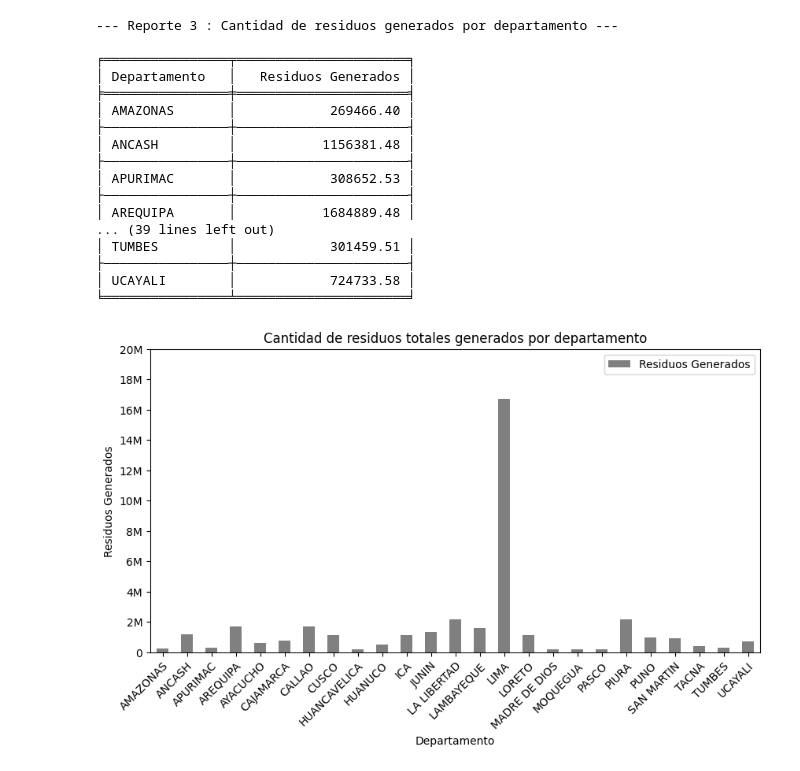
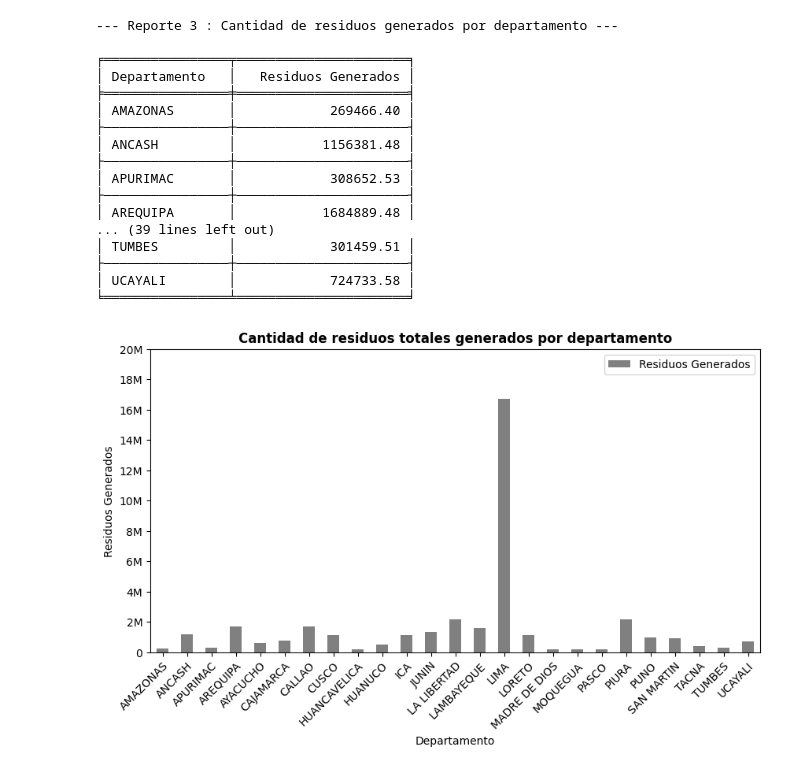
Before and after one commit to Richv83/POO-TF, a Jupyter notebook: TrabajoFinal.ipynb, the cells around one changed output. Cells and saved outputs as stored; diff of their text form; code cells hidden in the pictures.

```diff
--- a/TrabajoFinal.ipynb
+++ b/TrabajoFinal.ipynb
@@ -108,7 +108,7 @@ print(
 )
 
 reporte_3_g = reporte_3.plot(kind="bar", color="grey", figsize=(10, 5))
-reporte_3_g.set_title("Cantidad de residuos totales generados por departamento")
+reporte_3_g.set_title("Cantidad de residuos totales generados por departamento",fontweight="bold",loc="center")
 reporte_3_g.set_xlabel("Departamento")
 reporte_3_g.set_ylabel("Residuos Generados")
 reporte_3_g.set_ylim(0, 20000000)
@@ -126,32 +126,32 @@ reporte_3_g.set_yticks(
         18000000,
         20000000,
     ]
 )
 reporte_3_g.set_yticklabels(
     ["0", "2M", "4M", "6M", "8M", "10M", "12M", "14M", "16M", "18M", "20M"]
 )
 reporte_3_g.set_xticklabels(
     reporte_3.index, rotation=45, ha="right", rotation_mode="anchor"
 )
 reporte_3_g.legend(loc="upper right")
 plt.show()
 # %% [output]
 --- Reporte 3 : Cantidad de residuos generados por departamento ---
 
 ╒════════════════╤══════════════════════╕
 │ Departamento   │   Residuos Generados │
 ╞════════════════╪══════════════════════╡
 │ AMAZONAS       │            269466.40 │
 ├────────────────┼──────────────────────┤
 │ ANCASH         │           1156381.48 │
 ├────────────────┼──────────────────────┤
 │ APURIMAC       │            308652.53 │
 ├────────────────┼──────────────────────┤
 │ AREQUIPA       │           1684889.48 │
 ... (39 lines left out)
 │ TUMBES         │            301459.51 │
 ├────────────────┼──────────────────────┤
 │ UCAYALI        │            724733.58 │
 ╘════════════════╧══════════════════════╛
-[figure, old version]
+[figure, new version]
 # %%
```
Also changed, not shown: parts of 4 cells of this notebook.
